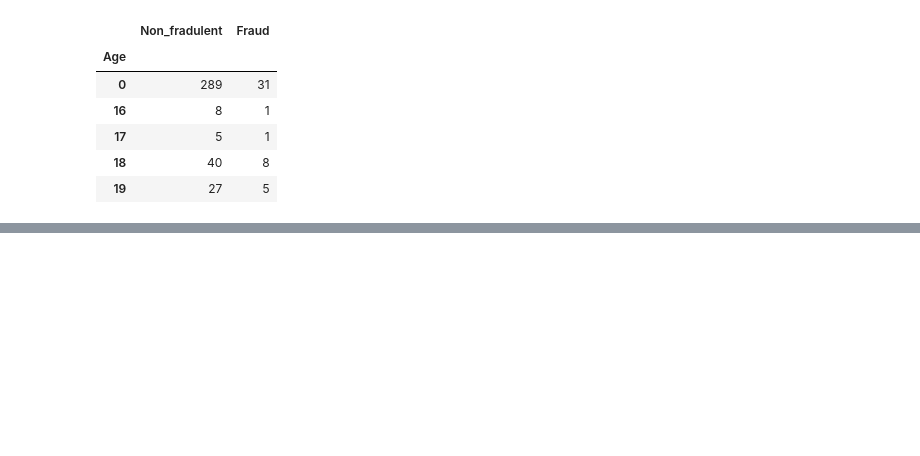
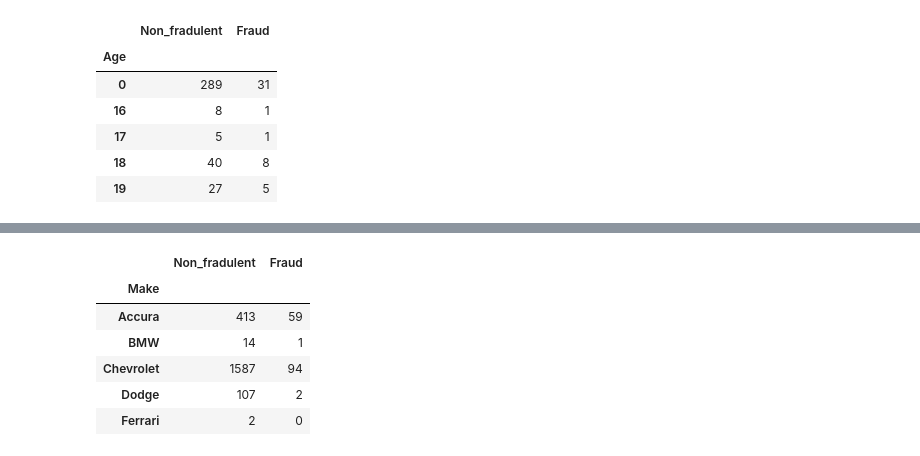
Before and after one commit to bernardmizz13/Vehicle_insurance_claim_fraud_detection, a Jupyter notebook: Jupyter_notebooks/Data_segmentation_prep.ipynb, the cells around one changed output, grey strips where cells are left out. Saved outputs shown, nothing was run; the diff lists cells and outputs as text; code cells hidden in the pictures; blank space fills up the shorter version.

```diff
--- a/Jupyter_notebooks/Data_segmentation_prep.ipynb
+++ b/Jupyter_notebooks/Data_segmentation_prep.ipynb
@@ -350,0 +457,21 @@ plot_data.head(5)
+# %%
+# group by age and the label
+plot_data = data.groupby(['Make', 'FraudFound_P']).size().unstack()
+logging.info("Grouped by make and label")
+
+# convert the columns to a list
+col = plot_data.columns.tolist()
+print(col)
+
+# reset the column names
+plot_data.columns = ['Non_fradulent', 'Fraud']
+
+print(plot_data.columns)
+logging.info("Reset the columns to new names")
+
+# convert the nan values to 0
+plot_data = plot_data.fillna(0)
+logging.info("Converted the missing values to 0 since these are cases were there are no Fraud/Non_fraudulent claims for that particular fault")
+
+print(plot_data)
+print(plot_data.index)
@@ -351,3 +496,19 @@ plot_data.head(5)
+# %%
+# convert to integer to remove the decimal point
+plot_data['Fraud'] = plot_data['Fraud'].astype(int)
+plot_data['Non_fradulent'] = plot_data['Non_fradulent'].astype(int)
+
+logging.info("Converted columns to integer to remove the decimal point")
+
+plot_data.head(5)
+# %% [output]
+|  | Non_fradulent | Fraud |
+| Make |  |  |
+| Accura | 413 | 59 |
+| BMW | 14 | 1 |
+| Chevrolet | 1587 | 94 |
+| Dodge | 107 | 2 |
+| Ferrari | 2 | 0 |
 # %%
 fig, ax = plt.subplots(figsize=(30, 15))
 
```
Also changed, not shown: parts of 8 cells of this notebook.
